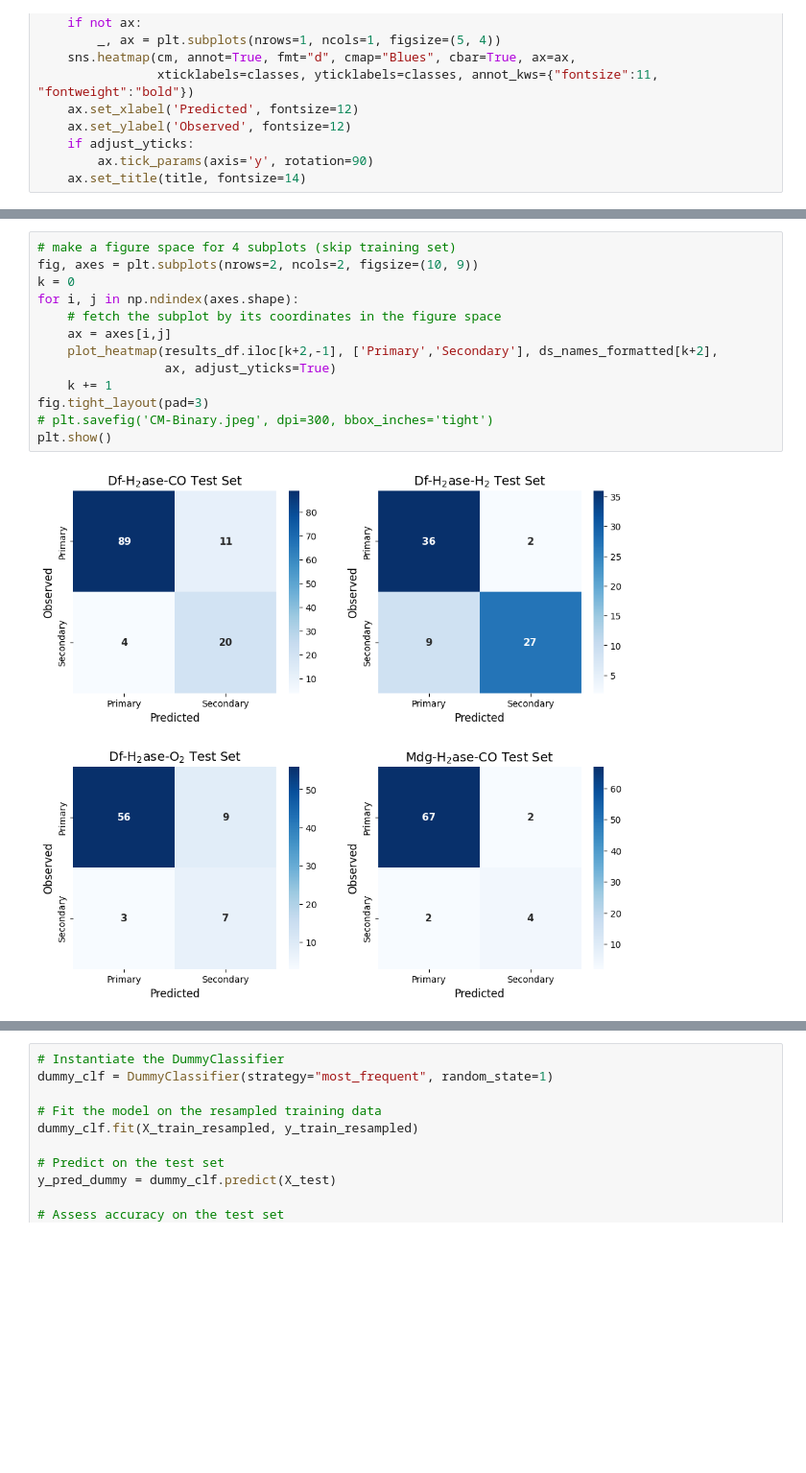
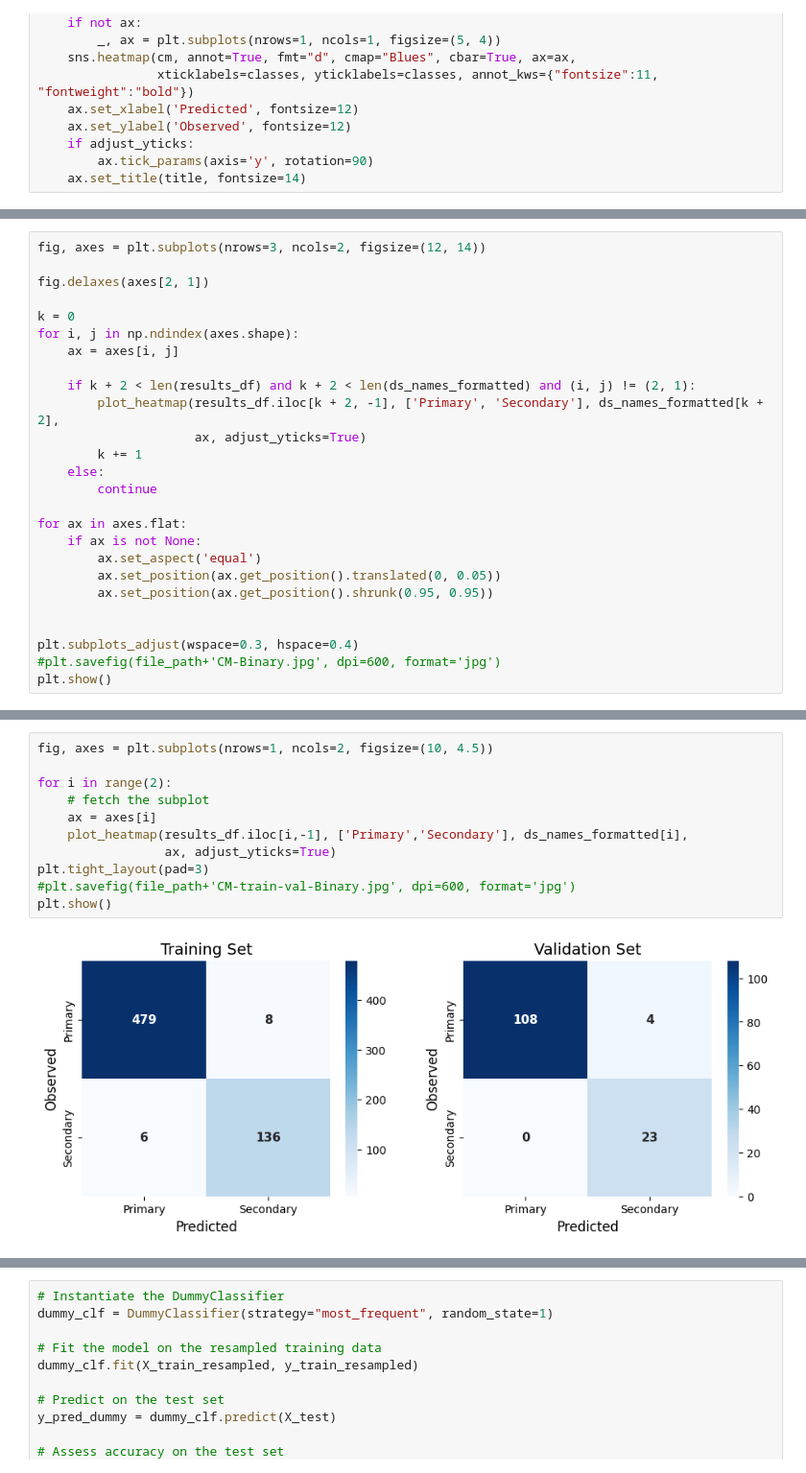
Before and after one commit to FarzinSohraby/PathInHydro, a Jupyter notebook: Training_Test_Binary_Model.ipynb, the cells around one changed output, grey strips where cells are left out. Shown: that part at 96% size. Drawn from its saved outputs; the diff is of its cells as text; blank space fills up the shorter version.

```diff
--- a/Training_Test_Binary_Model.ipynb
+++ b/Training_Test_Binary_Model.ipynb
@@ -135,0 +184,26 @@ plt.show()
+# %%
+fig, axes = plt.subplots(nrows=3, ncols=2, figsize=(12, 14))
+
+fig.delaxes(axes[2, 1])
+
+k = 0
+for i, j in np.ndindex(axes.shape):
+    ax = axes[i, j]
+
+    if k + 2 < len(results_df) and k + 2 < len(ds_names_formatted) and (i, j) != (2, 1):
+        plot_heatmap(results_df.iloc[k + 2, -1], ['Primary', 'Secondary'], ds_names_formatted[k + 2],
+                     ax, adjust_yticks=True)
+        k += 1
+    else:
+        continue
+
+for ax in axes.flat:
+    if ax is not None:
+        ax.set_aspect('equal')
+        ax.set_position(ax.get_position().translated(0, 0.05))
+        ax.set_position(ax.get_position().shrunk(0.95, 0.95))
+
+
+plt.subplots_adjust(wspace=0.3, hspace=0.4)
+#plt.savefig(file_path+'CM-Binary.jpg', dpi=600, format='jpg')
+plt.show()
@@ -136,15 +212,13 @@ plt.show()
 # %%
-# make a figure space for 4 subplots (skip training set)
-fig, axes = plt.subplots(nrows=2, ncols=2, figsize=(10, 9))
-k = 0
-for i, j in np.ndindex(axes.shape):
-    # fetch the subplot by its coordinates in the figure space
-    ax = axes[i,j]
-    plot_heatmap(results_df.iloc[k+2,-1], ['Primary','Secondary'], ds_names_formatted[k+2],
+fig, axes = plt.subplots(nrows=1, ncols=2, figsize=(10, 4.5))
+
+for i in range(2):
+    # fetch the subplot
+    ax = axes[i]
+    plot_heatmap(results_df.iloc[i,-1], ['Primary','Secondary'], ds_names_formatted[i],
                  ax, adjust_yticks=True)
-    k += 1
-fig.tight_layout(pad=3)
-# plt.savefig('CM-Binary.jpeg', dpi=300, bbox_inches='tight')
+plt.tight_layout(pad=3)
+#plt.savefig(file_path+'CM-train-val-Binary.jpg', dpi=600, format='jpg')
 plt.show()
 # %% [output]
-[figure, old version]
+[figure, new version]
```
Also changed, not shown: parts of 15 cells of this notebook, 1 other file.
